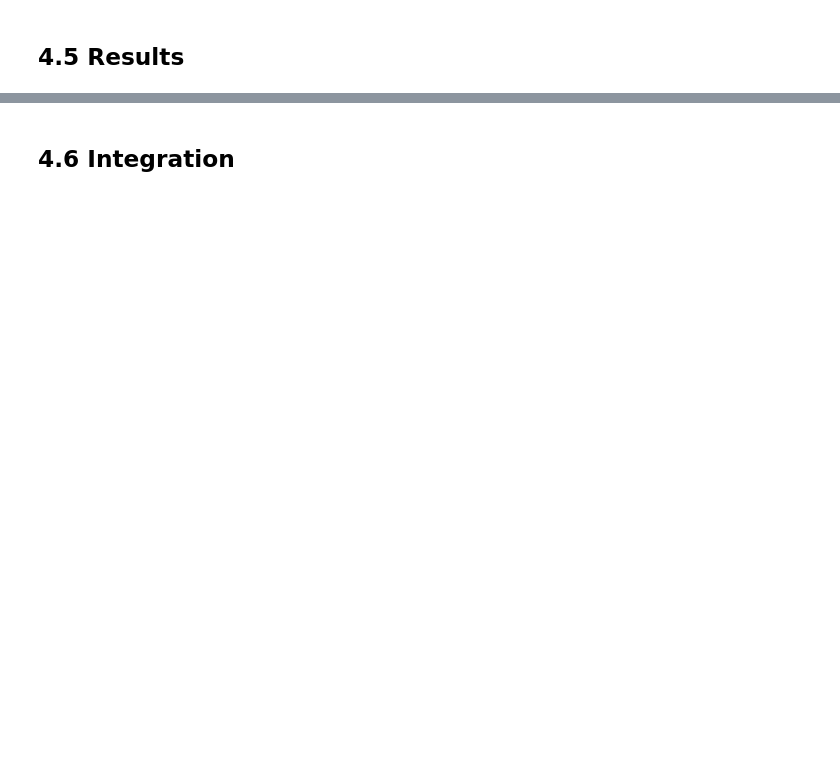
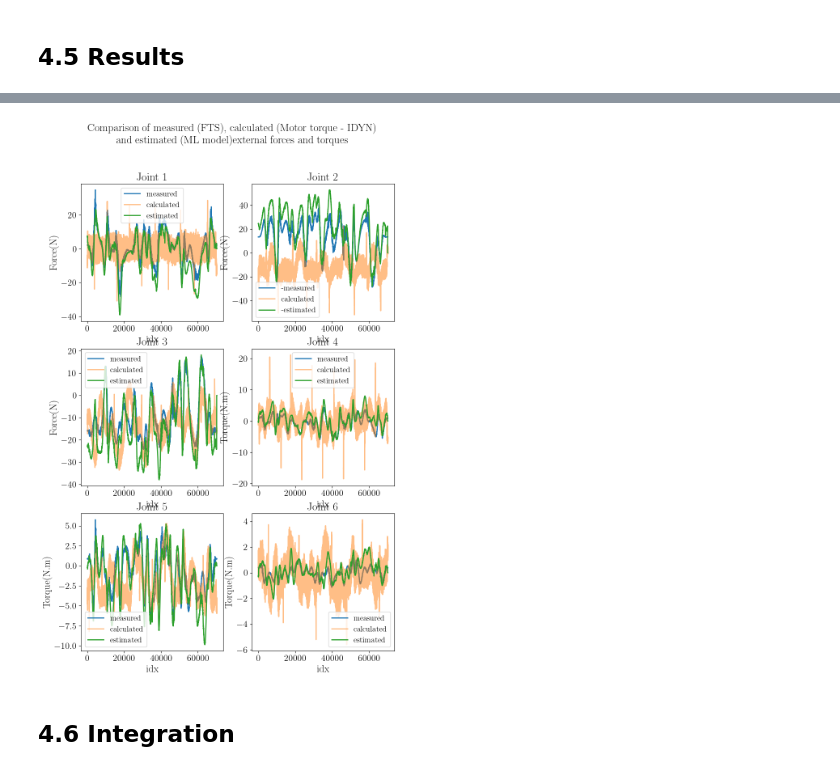
Before and after one commit to allwinlucious/MasterThesis, a Jupyter notebook: 4.0_implementation.ipynb, the cells around one changed output, grey strips where cells are left out. Cells and saved outputs as stored; diff of their text form; code cells hidden in the pictures; blank space fills up the shorter version.

```diff
--- a/4.0_implementation.ipynb
+++ b/4.0_implementation.ipynb
@@ -12,0 +144,89 @@
+# %%
+input_df = pd.read_csv('utils/ML2/validation.csv')
+pred_df = pd.DataFrame(pred_list, columns = ['Fx', 'Fy', 'Fz', 'Tx', 'Ty', 'Tz'])
+#create empty arrays to store the results
+measured_external_force = np.zeros((len(input_df),6))
+calculated_external_force = np.zeros((len(input_df),6))
+estimated_external_force = np.zeros((len(input_df),6))
+
+for i, row in input_df.iterrows():
+
+    joint_angle = row[["joint_angles_1","joint_angles_2","joint_angles_3","joint_angles_4","joint_angles_5","joint_angles_6"]].values
+    joint_angle = np.array(joint_angle)
+    #print(joint_angle)
+    jacobian = compute_geometric_jacobian(joint_angle)
+
+
+    joint_torque = row[["joint_torque_current_1","joint_torque_current_2","joint_torque_current_3","joint_torque_current_4","joint_torque_current_5","joint_torque_current_6"]].values
+    joint_torque = np.array(joint_torque)
+
+    idyn_torque = row[["target_joint_torque_1","target_joint_torque_2","target_joint_torque_3","target_joint_torque_4","target_joint_torque_5","target_joint_torque_6"]].values
+    idyn_torque = np.array(idyn_torque)
+
+    fts_reading = row[["fts_reading_1","fts_reading_2","fts_reading_3","fts_reading_4","fts_reading_5","fts_reading_6"]]
+    fts_reading = np.array(fts_reading)
+
+    measured_external_force[i] = jacobian.T@fts_reading
+    calculated_external_force[i] = joint_torque - idyn_torque
+    try:
+        estimated_external_force[i] = jacobian.T@pred_df.iloc[i].values # the dropna in the dataset will cause the index to be different could cause shifts in plot
+    except Exception as e:
+        continue
+
+
+
+#plot the results
+fig, axes = plt.subplots(3, 2, figsize=(10, 15))
+fig.suptitle('Comparison of measured (FTS), calculated (Motor torque - IDYN) \n and estimated (ML model)external forces and torques')
+axes[0, 0].plot(measured_external_force[:,0],label="measured")
+axes[0, 0].plot(calculated_external_force[:,0],label="calculated",alpha=0.5)
+axes[0, 0].plot(estimated_external_force[:,0],label="estimated")
+axes[0, 0].set_title('Joint 1')
+axes[0, 0].legend()
+axes[0, 0].set_xlabel('idx')
+axes[0, 0].set_ylabel('Force(N)')
+
+axes[0, 1].plot(-measured_external_force[:,1],label="-measured")
+axes[0, 1].plot(calculated_external_force[:,1],label="calculated",alpha=0.5)
+axes[0, 1].plot(-estimated_external_force[:,1],label="-estimated")
+axes[0, 1].set_title('Joint 2')
+axes[0, 1].legend()
+axes[0, 1].set_xlabel('idx')
+axes[0, 1].set_ylabel('Force(N)')
+
+axes[1, 0].plot(measured_external_force[:,2],label="measured")
+axes[1, 0].plot(calculated_external_force[:,2],label="calculated",alpha=0.5)
+axes[1, 0].plot(estimated_external_force[:,2],label="estimated")
+axes[1, 0].set_title('Joint 3')
+axes[1, 0].legend()
+axes[1, 0].set_xlabel('idx')
+axes[1, 0].set_ylabel('Force(N)')
+
+axes[1, 1].plot(measured_external_force[:,3],label="measured")
+axes[1, 1].plot(calculated_external_force[:,3],label="calculated",alpha=0.5)
+axes[1, 1].plot(estimated_external_force[:,3],label="estimated")
+axes[1, 1].set_title('Joint 4')
+axes[1, 1].legend()
+axes[1, 1].set_xlabel('idx')
+axes[1, 1].set_ylabel('Torque(N.m)')
+
+axes[2, 0].plot(measured_external_force[:,4],label="measured")
+axes[2, 0].plot(calculated_external_force[:,4],label="calculated",alpha=0.5)
+axes[2, 0].plot(estimated_external_force[:,4],label="estimated")
+axes[2, 0].set_title('Joint 5')
+axes[2, 0].legend()
+axes[2, 0].set_xlabel('idx')
+axes[2, 0].set_ylabel('Torque(N.m)')
+axes[2, 0].set_xlabel('idx')
+axes[2, 0].set_ylabel('Torque(N.m)')
+
+axes[2, 1].plot(measured_external_force[:,5],label="measured")
+axes[2, 1].plot(calculated_external_force[:,5],label="calculated",alpha=0.5)
+axes[2, 1].plot(estimated_external_force[:,5],label="estimated")
+axes[2, 1].set_title('Joint 6')
+axes[2, 1].legend()
+axes[2, 1].set_xlabel('idx')
+axes[2, 1].set_ylabel('Torque(N.m)')
+axes[2, 1].set_xlabel('idx')
+axes[2, 1].set_ylabel('Torque(N.m)')
+# %% [output]
@@ -13,2 +234,3 @@
+[figure, added]
 # %% [markdown]
 ## 4.6 Integration
```
Also changed, not shown: parts of 11 cells of this notebook, 11 other files.
